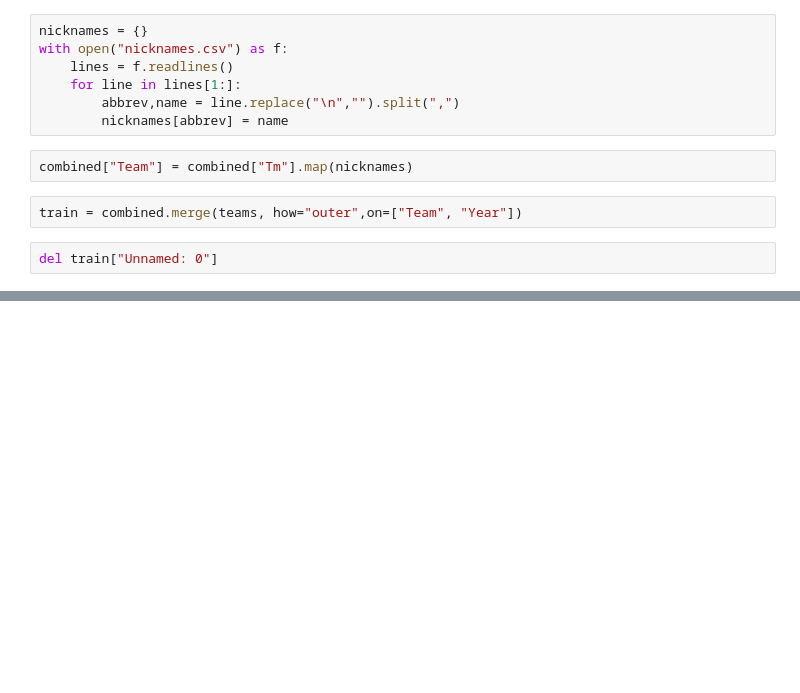
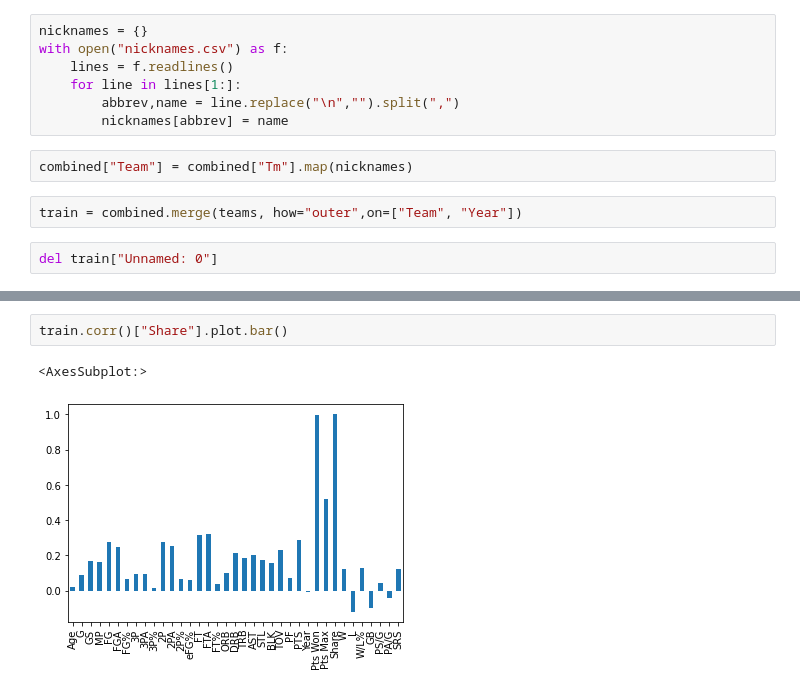
Before and after one commit to dataquestio/project-walkthroughs, a Jupyter notebook: mvp/predictors.ipynb, the cells around one changed output, grey strips where cells are left out. Saved outputs shown, nothing was run; the diff lists cells and outputs as text; blank space fills up the shorter version.

```diff
--- a/mvp/predictors.ipynb
+++ b/mvp/predictors.ipynb
@@ -229,0 +326,5 @@ train[pd.isnull(train["W"])]
+# %%
+train.corr()["Share"].plot.bar()
+# %% [output]
+<AxesSubplot:>
+[figure, added]
```
Also changed, not shown: parts of 14 cells of this notebook, 1 other file.
